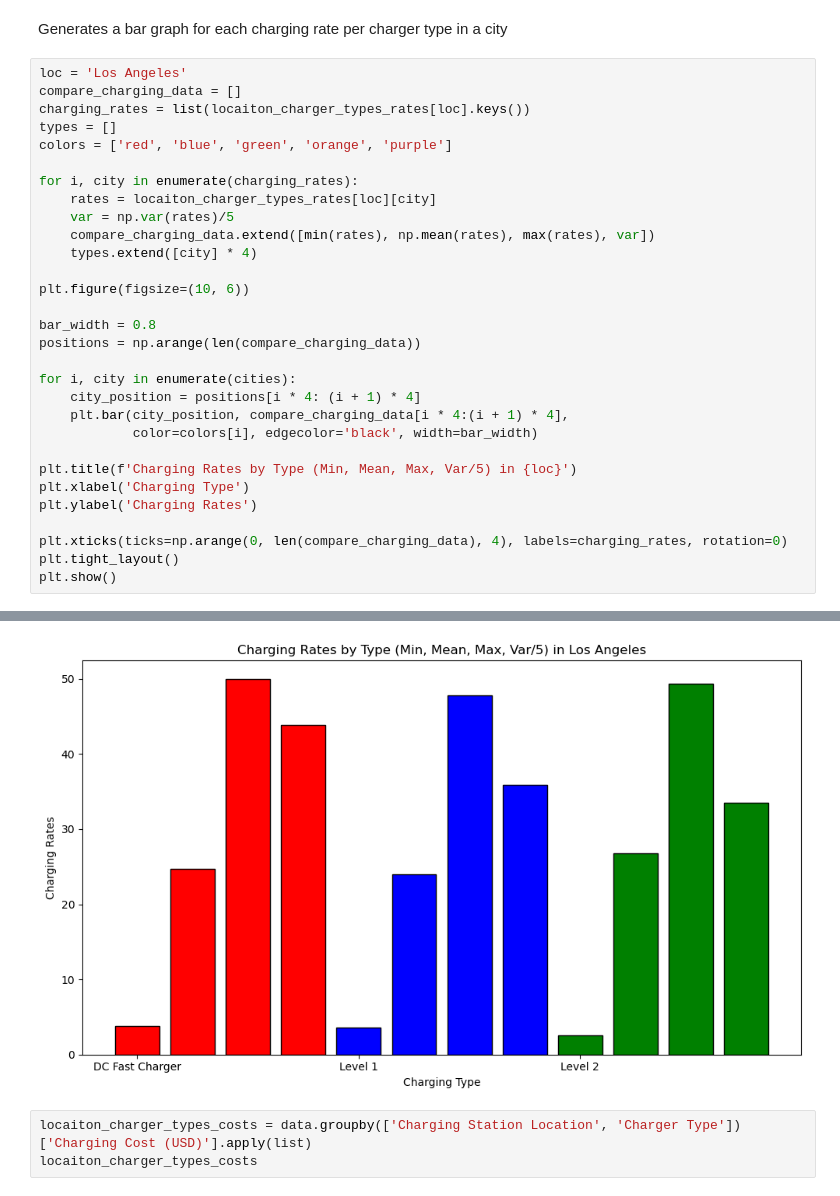
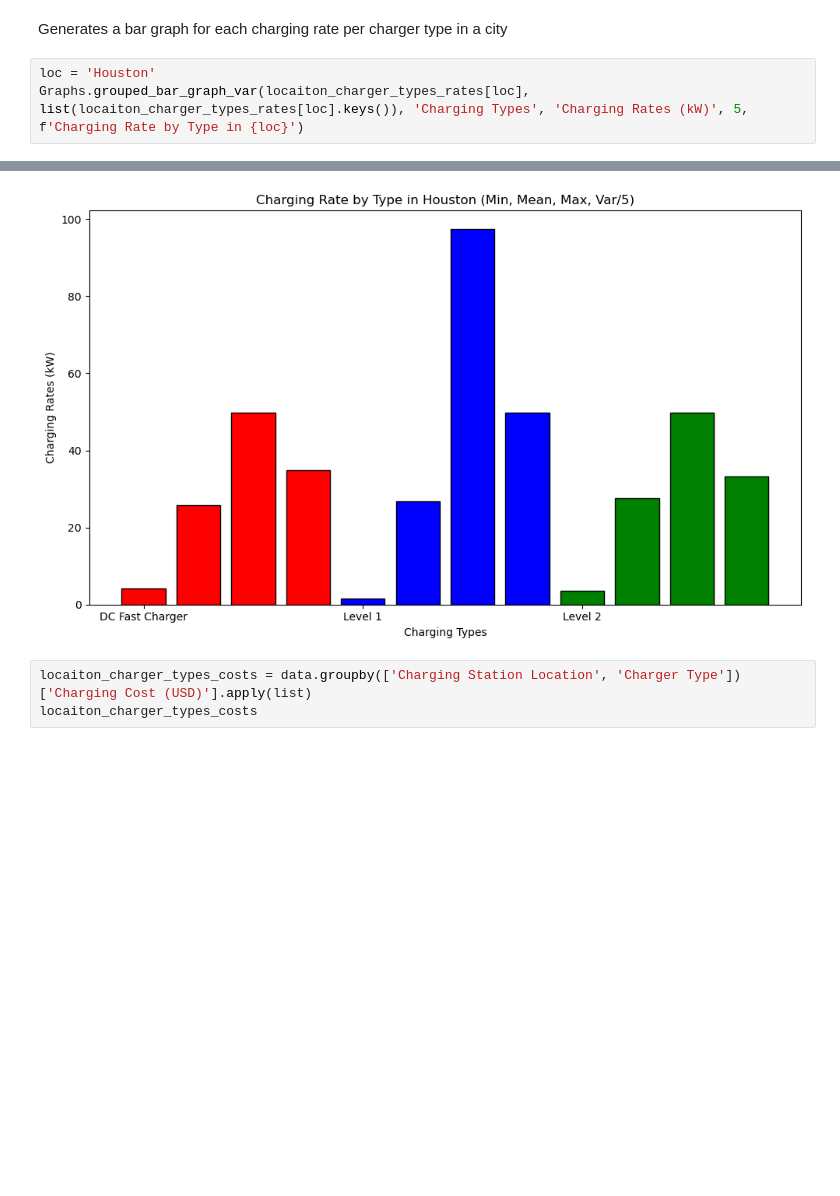
Before and after one commit to hansheng-zhang/EV-analysis, a Jupyter notebook: charger_location.ipynb, the cells around one changed output, grey strips where cells are left out. Cells and saved outputs as stored; diff of their text form; blank space fills up the shorter version.

Commit message:
reflects some changes from Graphs.py

```diff
--- a/charger_location.ipynb
+++ b/charger_location.ipynb
@@ -325,33 +274,6 @@ Name: Charging Rate (kW), dtype: object
 # %% [markdown]
 Generates a bar graph for each charging rate per charger type in a city
 # %%
-loc = 'Los Angeles'
-compare_charging_data = []
-charging_rates = list(locaiton_charger_types_rates[loc].keys())
-types = []
-colors = ['red', 'blue', 'green', 'orange', 'purple']
-
-for i, city in enumerate(charging_rates):
-    rates = locaiton_charger_types_rates[loc][city]
-    var = np.var(rates)/5
-    compare_charging_data.extend([min(rates), np.mean(rates), max(rates), var])
-    types.extend([city] * 4)
-
-plt.figure(figsize=(10, 6))
-
-bar_width = 0.8
-positions = np.arange(len(compare_charging_data))
-
-for i, city in enumerate(cities):
-    city_position = positions[i * 4: (i + 1) * 4]
-    plt.bar(city_position, compare_charging_data[i * 4:(i + 1) * 4],
-            color=colors[i], edgecolor='black', width=bar_width)
-
-plt.title(f'Charging Rates by Type (Min, Mean, Max, Var/5) in {loc}')
-plt.xlabel('Charging Type')
-plt.ylabel('Charging Rates')
-
-plt.xticks(ticks=np.arange(0, len(compare_charging_data), 4), labels=charging_rates, rotation=0)
-plt.tight_layout()
-plt.show()
+loc = 'Houston'
+Graphs.grouped_bar_graph_var(locaiton_charger_types_rates[loc], list(locaiton_charger_types_rates[loc].keys()), 'Charging Types', 'Charging Rates (kW)', 5, f'Charging Rate by Type in {loc}')
 # %% [output]
@@ -358,4 +281,4 @@ plt.show()
-[figure, old version]
+[figure, new version]
 # %%
 locaiton_charger_types_costs = data.groupby(['Charging Station Location', 'Charger Type'])['Charging Cost (USD)'].apply(list)
 locaiton_charger_types_costs
```
Also changed, not shown: parts of 13 cells of this notebook.
